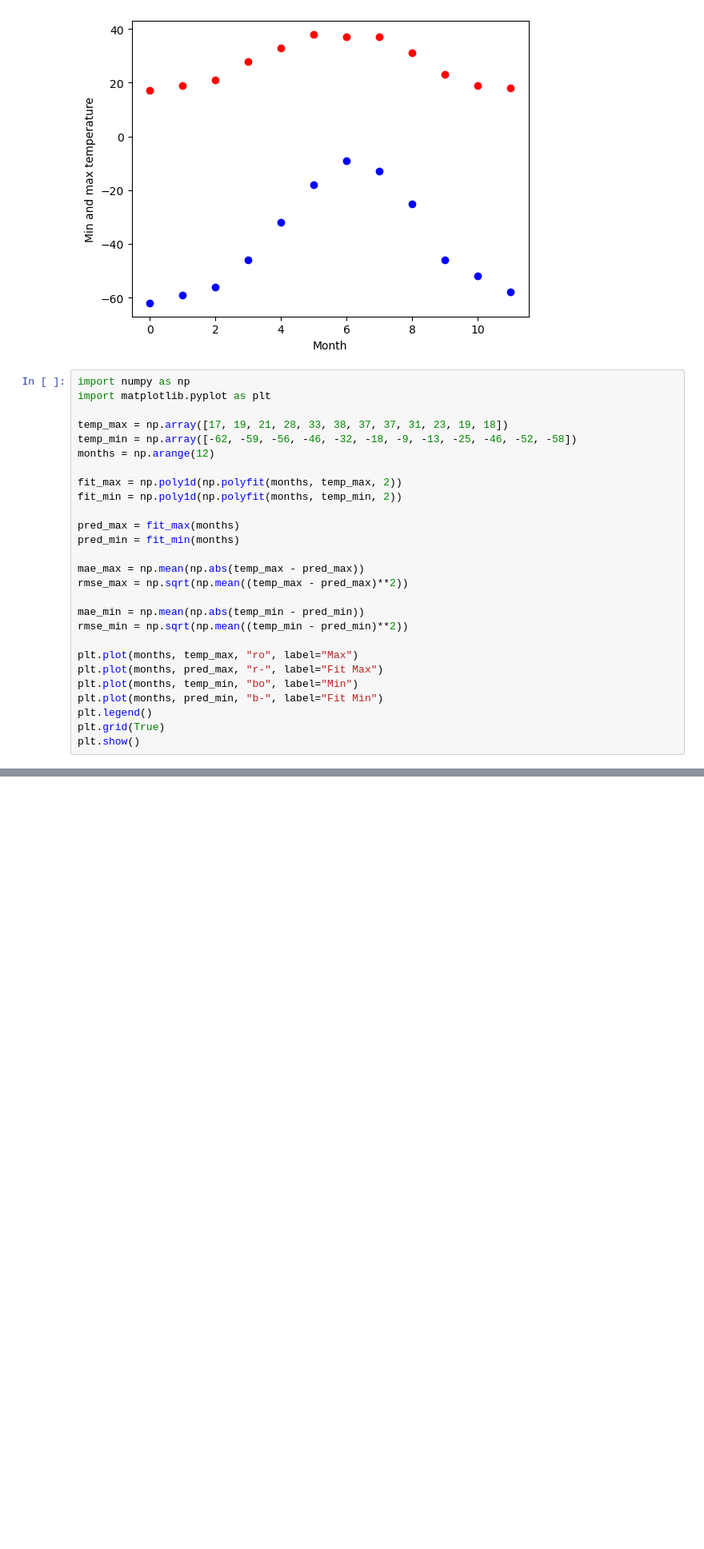
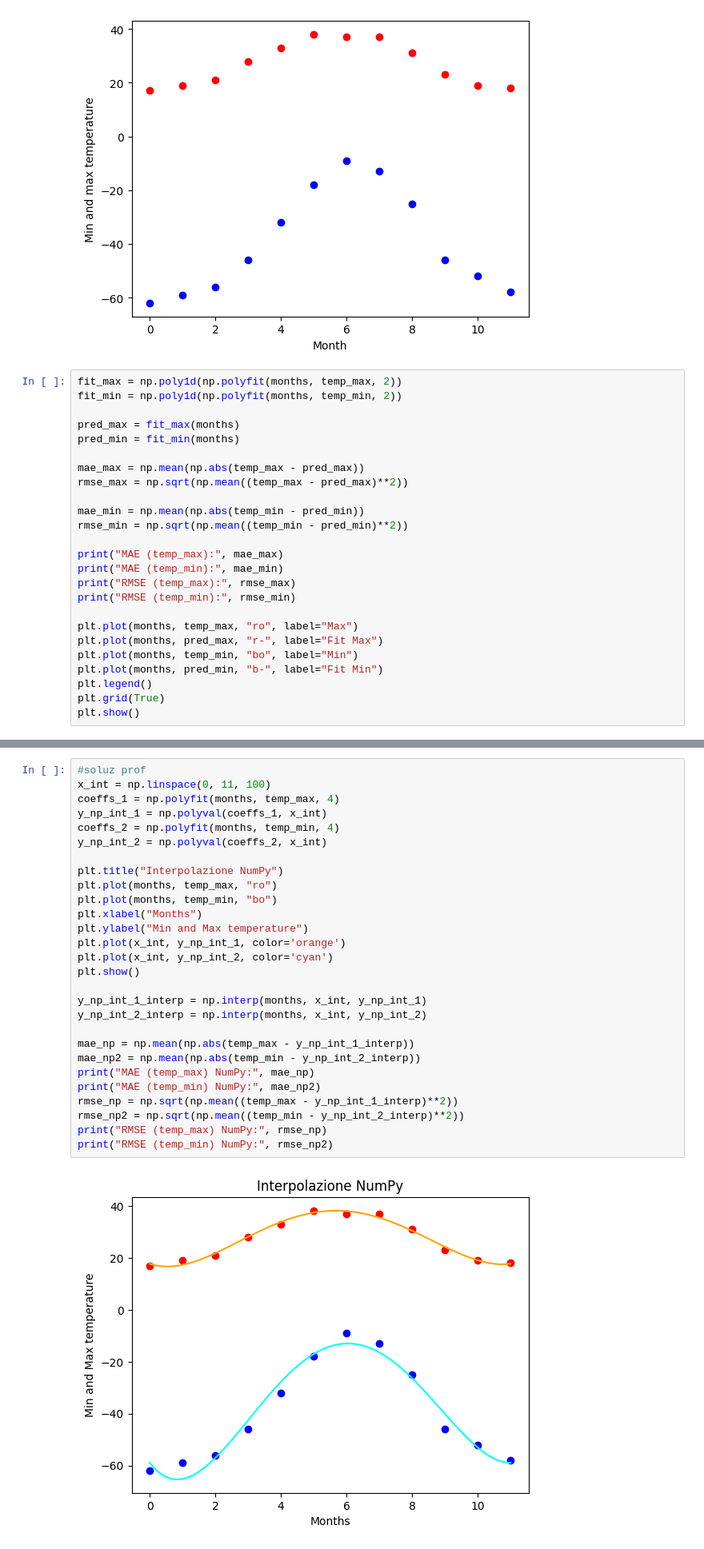
Before and after one commit to gregor-net/ProgrammingLab, a Jupyter notebook: 6_Esericzi_lez6.ipynb, the cells around one changed output, grey strips where cells are left out. Shown: that part at 80% size. Drawn from its saved outputs; the diff is of its cells as text; blank space fills up the shorter version.

```diff
--- a/6_Esericzi_lez6.ipynb
+++ b/6_Esericzi_lez6.ipynb
@@ -59,13 +123,6 @@ plt.ylabel("Min and max temperature")
 Text(0, 0.5, 'Min and max temperature')
 [figure]
 # %%
-import numpy as np
-import matplotlib.pyplot as plt
-
-temp_max = np.array([17, 19, 21, 28, 33, 38, 37, 37, 31, 23, 19, 18])
-temp_min = np.array([-62, -59, -56, -46, -32, -18, -9, -13, -25, -46, -52, -58])
-months = np.arange(12)
-
 fit_max = np.poly1d(np.polyfit(months, temp_max, 2))
 fit_min = np.poly1d(np.polyfit(months, temp_min, 2))
 
@@ -78,6 +135,11 @@ rmse_max = np.sqrt(np.mean((temp_max - pred_max)**2))
 mae_min = np.mean(np.abs(temp_min - pred_min))
 rmse_min = np.sqrt(np.mean((temp_min - pred_min)**2))
 
+print("MAE (temp_max):", mae_max)
+print("MAE (temp_min):", mae_min)
+print("RMSE (temp_max):", rmse_max)
+print("RMSE (temp_min):", rmse_min)
+
 plt.plot(months, temp_max, "ro", label="Max")
 plt.plot(months, pred_max, "r-", label="Fit Max")
 plt.plot(months, temp_min, "bo", label="Min")
@@ -89 +155,31 @@ plt.show()
 [figure]
+# %%
+#soluz prof
+x_int = np.linspace(0, 11, 100)
+coeffs_1 = np.polyfit(months, temp_max, 4)
+y_np_int_1 = np.polyval(coeffs_1, x_int)
+coeffs_2 = np.polyfit(months, temp_min, 4)
+y_np_int_2 = np.polyval(coeffs_2, x_int)
+
+plt.title("Interpolazione NumPy")
+plt.plot(months, temp_max, "ro")
+plt.plot(months, temp_min, "bo")
+plt.xlabel("Months")
+plt.ylabel("Min and Max temperature")
+plt.plot(x_int, y_np_int_1, color='orange')
+plt.plot(x_int, y_np_int_2, color='cyan')
+plt.show()
+
+y_np_int_1_interp = np.interp(months, x_int, y_np_int_1)
+y_np_int_2_interp = np.interp(months, x_int, y_np_int_2)
+
+mae_np = np.mean(np.abs(temp_max - y_np_int_1_interp))
+mae_np2 = np.mean(np.abs(temp_min - y_np_int_2_interp))
+print("MAE (temp_max) NumPy:", mae_np)
+print("MAE (temp_min) NumPy:", mae_np2)
+rmse_np = np.sqrt(np.mean((temp_max - y_np_int_1_interp)**2))
+rmse_np2 = np.sqrt(np.mean((temp_min - y_np_int_2_interp)**2))
+print("RMSE (temp_max) NumPy:", rmse_np)
+print("RMSE (temp_min) NumPy:", rmse_np2)
+# %% [output]
+[figure, added]
```
Also changed, not shown: parts of 13 cells of this notebook, 1 other file.
